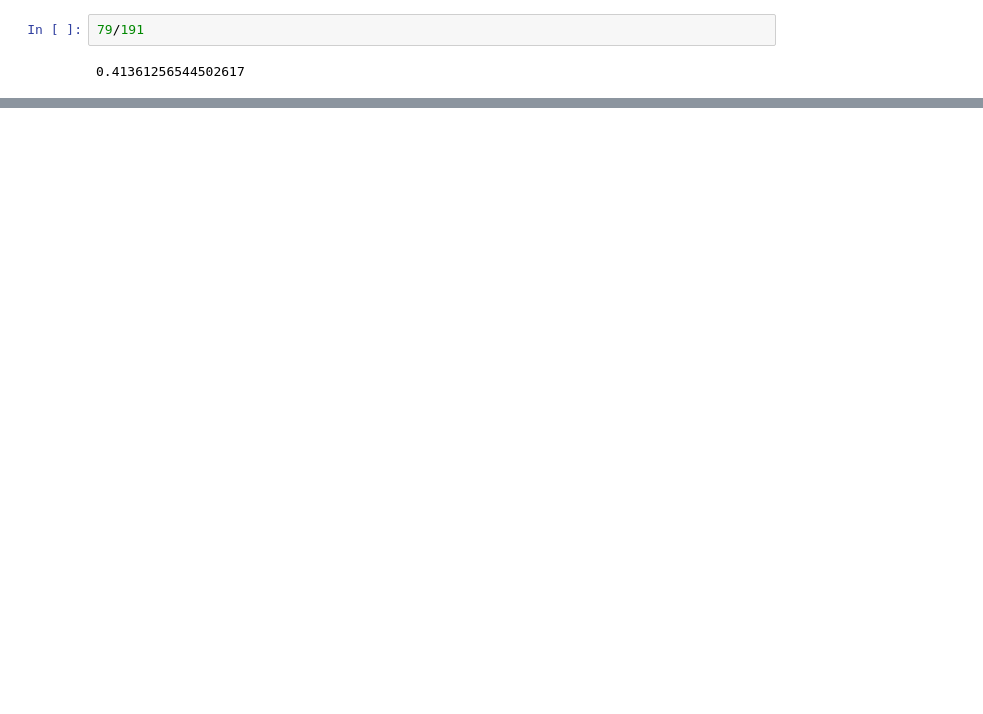
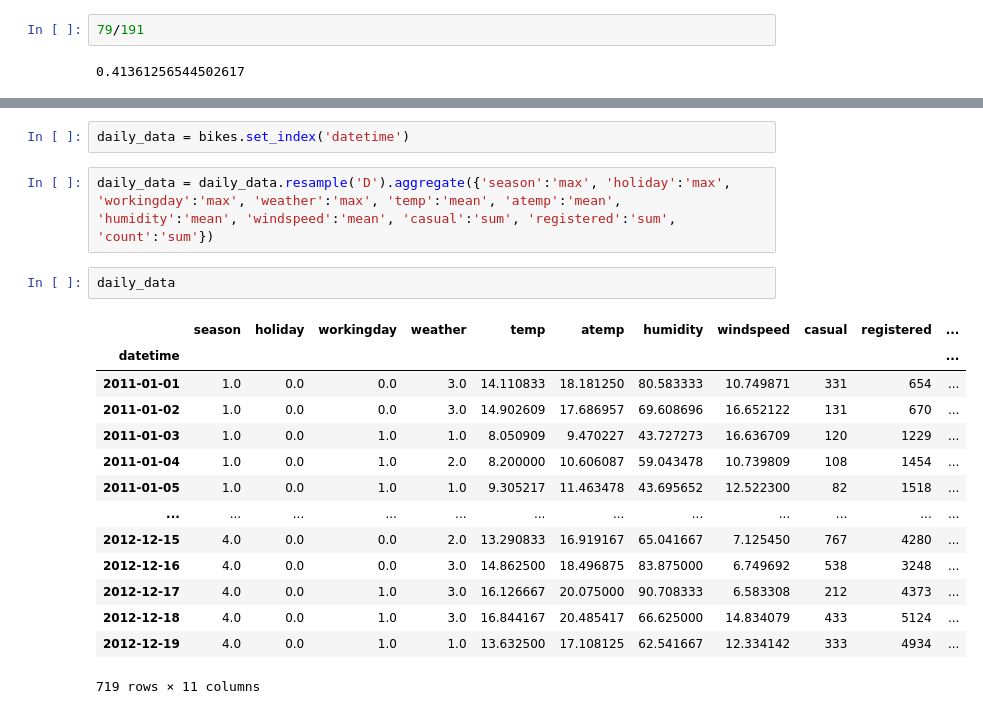
Before and after one commit to JamesLo94/schulich_data_science, a Jupyter notebook: Intro_to_Regression.ipynb, the cells around one changed output, grey strips where cells are left out. Saved outputs shown, nothing was run; the diff lists cells and outputs as text; blank space fills up the shorter version.

```diff
--- a/Intro_to_Regression.ipynb
+++ b/Intro_to_Regression.ipynb
@@ -194,0 +273,21 @@ np.float64(191.57413191254824)
+# %%
+daily_data = bikes.set_index('datetime')
+# %%
+daily_data = daily_data.resample('D').aggregate({'season':'max', 'holiday':'max', 'workingday':'max', 'weather':'max', 'temp':'mean', 'atemp':'mean', 'humidity':'mean', 'windspeed':'mean', 'casual':'sum', 'registered':'sum', 'count':'sum'})
+# %%
+daily_data
+# %% [output]
+|  | season | holiday | workingday | weather | temp | atemp | humidity | windspeed | casual | registered | ... |
+| datetime |  |  |  |  |  |  |  |  |  |  | ... |
+| 2011-01-01 | 1.0 | 0.0 | 0.0 | 3.0 | 14.110833 | 18.181250 | 80.583333 | 10.749871 | 331 | 654 | ... |
+| 2011-01-02 | 1.0 | 0.0 | 0.0 | 3.0 | 14.902609 | 17.686957 | 69.608696 | 16.652122 | 131 | 670 | ... |
+| 2011-01-03 | 1.0 | 0.0 | 1.0 | 1.0 | 8.050909 | 9.470227 | 43.727273 | 16.636709 | 120 | 1229 | ... |
+| 2011-01-04 | 1.0 | 0.0 | 1.0 | 2.0 | 8.200000 | 10.606087 | 59.043478 | 10.739809 | 108 | 1454 | ... |
+| 2011-01-05 | 1.0 | 0.0 | 1.0 | 1.0 | 9.305217 | 11.463478 | 43.695652 | 12.522300 | 82 | 1518 | ... |
+| ... | ... | ... | ... | ... | ... | ... | ... | ... | ... | ... | ... |
+| 2012-12-15 | 4.0 | 0.0 | 0.0 | 2.0 | 13.290833 | 16.919167 | 65.041667 | 7.125450 | 767 | 4280 | ... |
+| 2012-12-16 | 4.0 | 0.0 | 0.0 | 3.0 | 14.862500 | 18.496875 | 83.875000 | 6.749692 | 538 | 3248 | ... |
+| 2012-12-17 | 4.0 | 0.0 | 1.0 | 3.0 | 16.126667 | 20.075000 | 90.708333 | 6.583308 | 212 | 4373 | ... |
+| 2012-12-18 | 4.0 | 0.0 | 1.0 | 3.0 | 16.844167 | 20.485417 | 66.625000 | 14.834079 | 433 | 5124 | ... |
+| 2012-12-19 | 4.0 | 0.0 | 1.0 | 1.0 | 13.632500 | 17.108125 | 62.541667 | 12.334142 | 333 | 4934 | ... |
+719 rows × 11 columns
```
Also changed, not shown: parts of 15 cells of this notebook, 2 other files.
